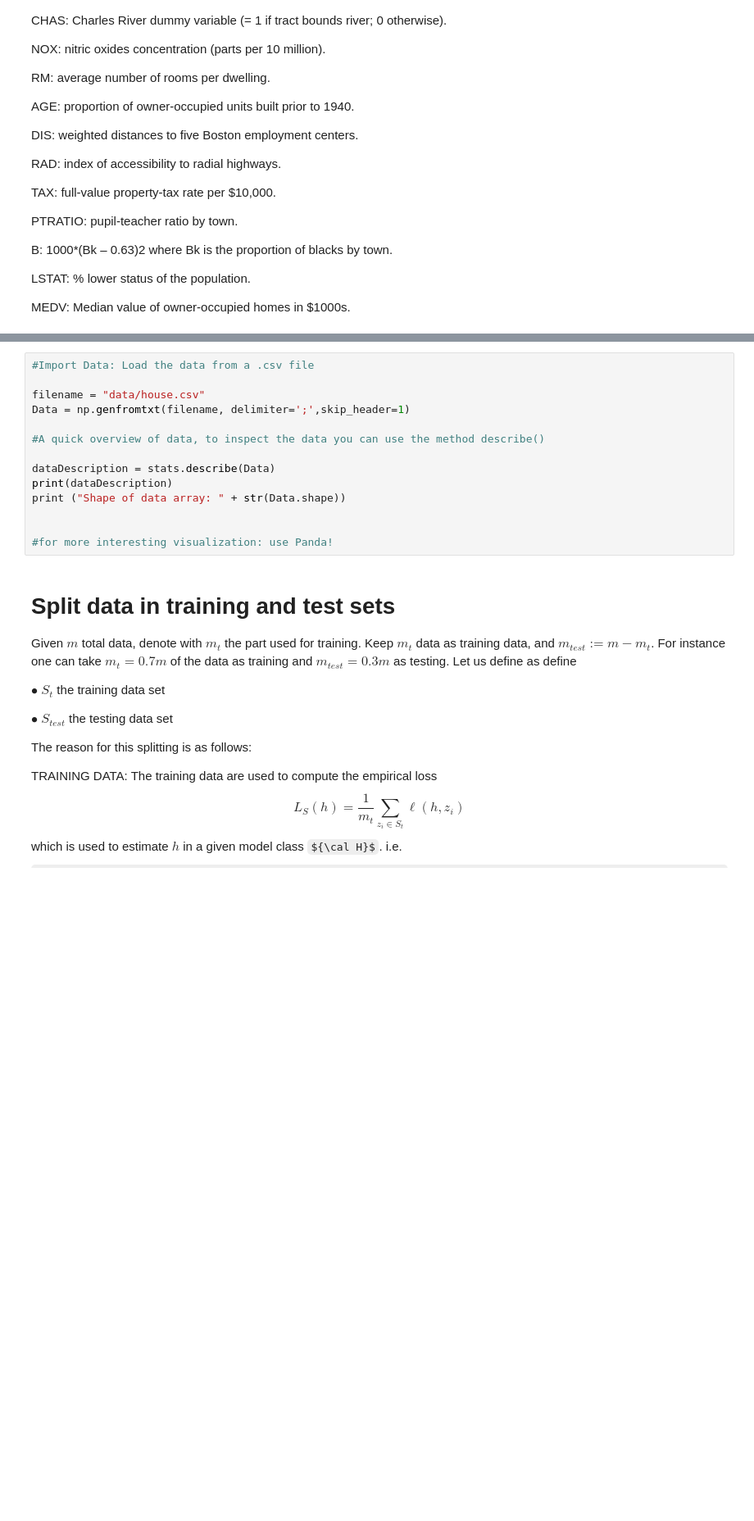
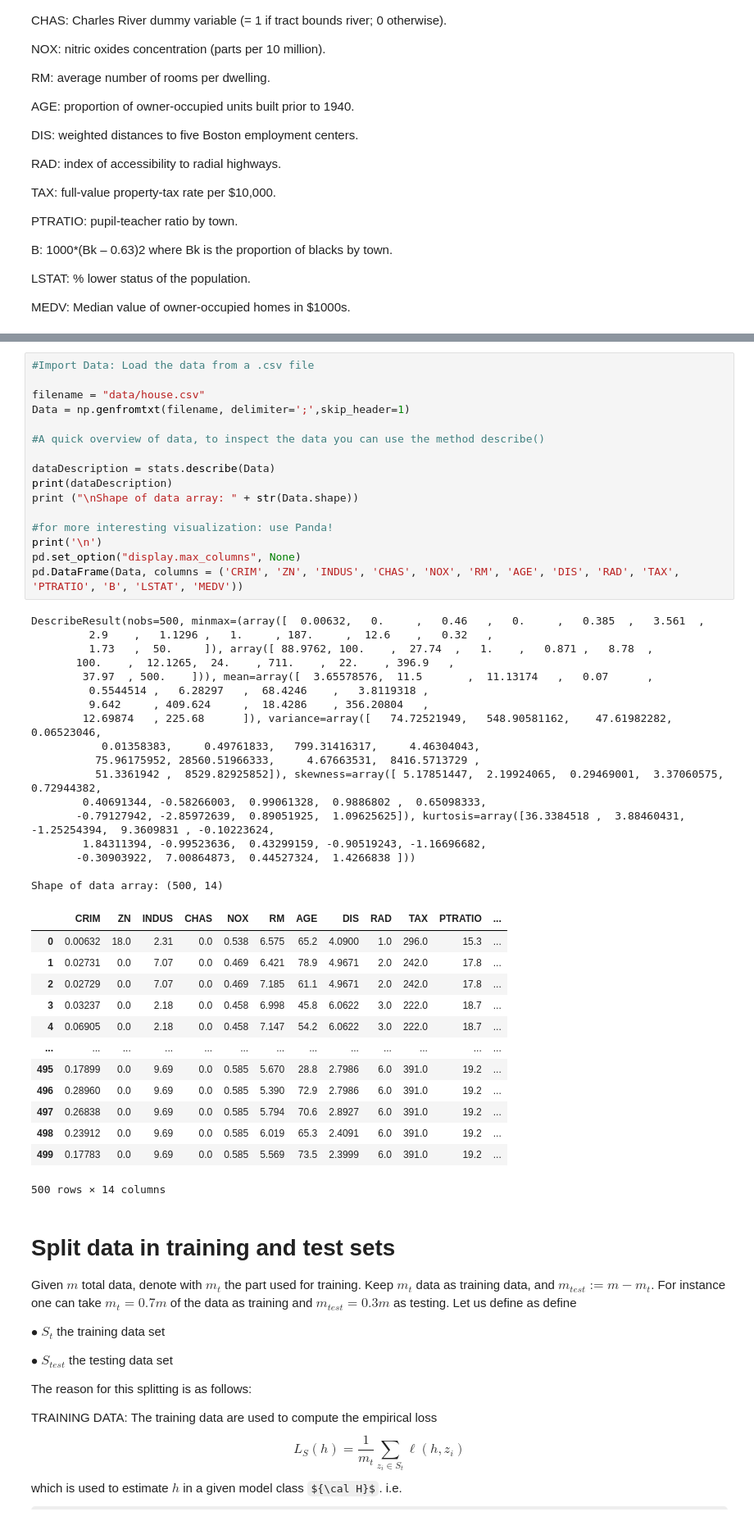
Before and after one commit to NicolaZomer/MachineLearning_Y2122, a Jupyter notebook: lab1/lab1_assignment.ipynb, the cells around one changed output, grey strips where cells are left out. Shown: that part at 82% size. Saved outputs shown, nothing was run; the diff lists cells and outputs as text; some formulas as TeX source; blank space fills up the shorter version.

```diff
--- a/lab1/lab1_assignment.ipynb
+++ b/lab1/lab1_assignment.ipynb
@@ -619,17 +666,50 @@ from scipy import stats
 # %%
 #Import Data: Load the data from a .csv file
 
 filename = "data/house.csv"
 Data = np.genfromtxt(filename, delimiter=';',skip_header=1)
 
 #A quick overview of data, to inspect the data you can use the method describe()
 
 dataDescription = stats.describe(Data)
 print(dataDescription)
-print ("Shape of data array: " + str(Data.shape))
-
+print ("\nShape of data array: " + str(Data.shape))
 
 #for more interesting visualization: use Panda!
+print('\n')
+pd.set_option("display.max_columns", None)
+pd.DataFrame(Data, columns = ('CRIM', 'ZN', 'INDUS', 'CHAS', 'NOX', 'RM', 'AGE', 'DIS', 'RAD', 'TAX', 'PTRATIO', 'B', 'LSTAT', 'MEDV'))
+# %% [output]
+DescribeResult(nobs=500, minmax=(array([  0.00632,   0.     ,   0.46   ,   0.     ,   0.385  ,   3.561  ,
+         2.9    ,   1.1296 ,   1.     , 187.     ,  12.6    ,   0.32   ,
+         1.73   ,  50.     ]), array([ 88.9762, 100.    ,  27.74  ,   1.    ,   0.871 ,   8.78  ,
+       100.    ,  12.1265,  24.    , 711.    ,  22.    , 396.9   ,
+        37.97  , 500.    ])), mean=array([  3.65578576,  11.5       ,  11.13174   ,   0.07      ,
+         0.5544514 ,   6.28297   ,  68.4246    ,   3.8119318 ,
+         9.642     , 409.624     ,  18.4286    , 356.20804   ,
+        12.69874   , 225.68      ]), variance=array([   74.72521949,   548.90581162,    47.61982282,     0.06523046,
+           0.01358383,     0.49761833,   799.31416317,     4.46304043,
+          75.96175952, 28560.51966333,     4.67663531,  8416.5713729 ,
+          51.3361942 ,  8529.82925852]), skewness=array([ 5.17851447,  2.19924065,  0.29469001,  3.37060575,  0.72944382,
+        0.40691344, -0.58266003,  0.99061328,  0.9886802 ,  0.65098333,
+       -0.79127942, -2.85972639,  0.89051925,  1.09625625]), kurtosis=array([36.3384518 ,  3.88460431, -1.25254394,  9.3609831 , -0.10223624,
+        1.84311394, -0.99523636,  0.43299159, -0.90519243, -1.16696682,
+       -0.30903922,  7.00864873,  0.44527324,  1.4266838 ]))
+
+Shape of data array: (500, 14)
+|  | CRIM | ZN | INDUS | CHAS | NOX | RM | AGE | DIS | RAD | TAX | PTRATIO | ... |
+| 0 | 0.00632 | 18.0 | 2.31 | 0.0 | 0.538 | 6.575 | 65.2 | 4.0900 | 1.0 | 296.0 | 15.3 | ... |
+| 1 | 0.02731 | 0.0 | 7.07 | 0.0 | 0.469 | 6.421 | 78.9 | 4.9671 | 2.0 | 242.0 | 17.8 | ... |
+| 2 | 0.02729 | 0.0 | 7.07 | 0.0 | 0.469 | 7.185 | 61.1 | 4.9671 | 2.0 | 242.0 | 17.8 | ... |
+| 3 | 0.03237 | 0.0 | 2.18 | 0.0 | 0.458 | 6.998 | 45.8 | 6.0622 | 3.0 | 222.0 | 18.7 | ... |
+| 4 | 0.06905 | 0.0 | 2.18 | 0.0 | 0.458 | 7.147 | 54.2 | 6.0622 | 3.0 | 222.0 | 18.7 | ... |
+| ... | ... | ... | ... | ... | ... | ... | ... | ... | ... | ... | ... | ... |
+| 495 | 0.17899 | 0.0 | 9.69 | 0.0 | 0.585 | 5.670 | 28.8 | 2.7986 | 6.0 | 391.0 | 19.2 | ... |
+| 496 | 0.28960 | 0.0 | 9.69 | 0.0 | 0.585 | 5.390 | 72.9 | 2.7986 | 6.0 | 391.0 | 19.2 | ... |
+| 497 | 0.26838 | 0.0 | 9.69 | 0.0 | 0.585 | 5.794 | 70.6 | 2.8927 | 6.0 | 391.0 | 19.2 | ... |
+| 498 | 0.23912 | 0.0 | 9.69 | 0.0 | 0.585 | 6.019 | 65.3 | 2.4091 | 6.0 | 391.0 | 19.2 | ... |
+| 499 | 0.17783 | 0.0 | 9.69 | 0.0 | 0.585 | 5.569 | 73.5 | 2.3999 | 6.0 | 391.0 | 19.2 | ... |
+500 rows × 14 columns
 # %% [markdown]
 # Split data in training and test sets
 
```
Also changed, not shown: parts of 35 cells of this notebook.
